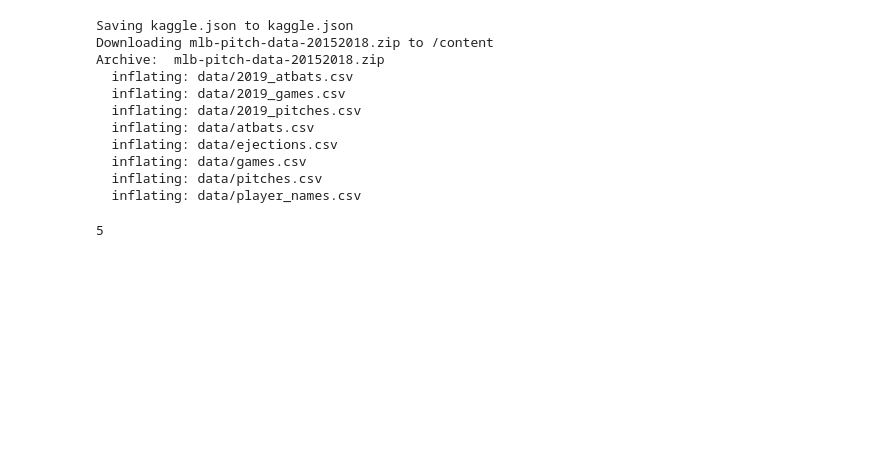
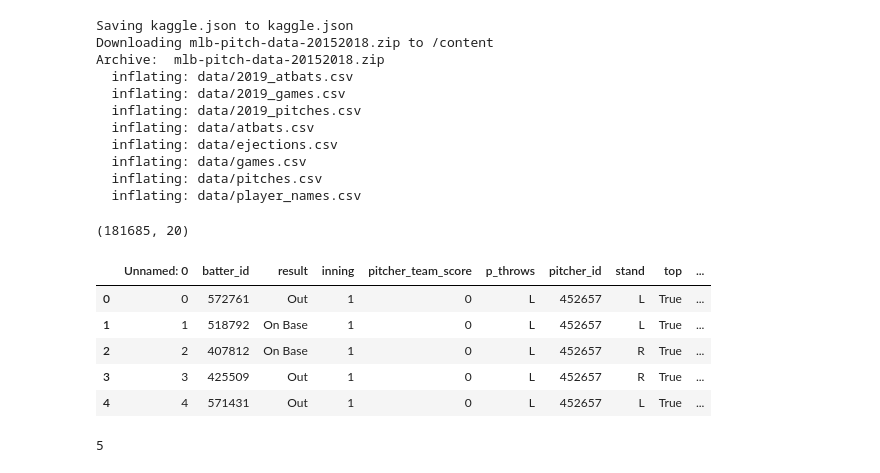
Before and after one commit to n8mcdunna/baseball_on_base_predictor, a Jupyter notebook: model/Unit_2_Build_Week.ipynb, the cells around one changed output. Cells and saved outputs as stored; diff of their text form; code cells hidden in the pictures; blank space fills up the shorter version.

```diff
--- a/model/Unit_2_Build_Week.ipynb
+++ b/model/Unit_2_Build_Week.ipynb
@@ -42,6 +40,19 @@ Archive:  mlb-pitch-data-20152018.zip
   inflating: data/games.csv
   inflating: data/pitches.csv
   inflating: data/player_names.csv
+# %%
+df = pd.read_csv('https://raw.githubusercontent.com/n8mcdunna/rrherr-project2-example/master/data/2015_data.csv')
+# %%
+print(df.shape)
+df.head()
+# %% [output]
+(181685, 20)
+|  | Unnamed: 0 | batter_id | result | inning | pitcher_team_score | p_throws | pitcher_id | stand | top | ... |
+| 0 | 0 | 572761 | Out | 1 | 0 | L | 452657 | L | True | ... |
+| 1 | 1 | 518792 | On Base | 1 | 0 | L | 452657 | L | True | ... |
+| 2 | 2 | 407812 | On Base | 1 | 0 | L | 452657 | R | True | ... |
+| 3 | 3 | 425509 | Out | 1 | 0 | L | 452657 | R | True | ... |
+| 4 | 4 | 571431 | Out | 1 | 0 | L | 452657 | L | True | ... |
 # %%
 # Reading in player names dataset. Other datasets will be read in and wrangled indiviudally
 # %%
```
Also changed, not shown: parts of 4 cells of this notebook, 2 other files.
